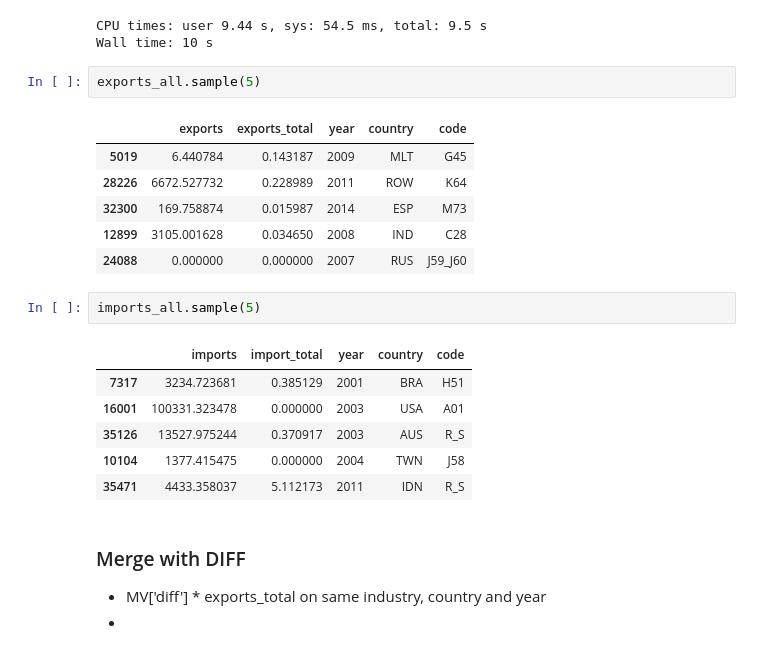
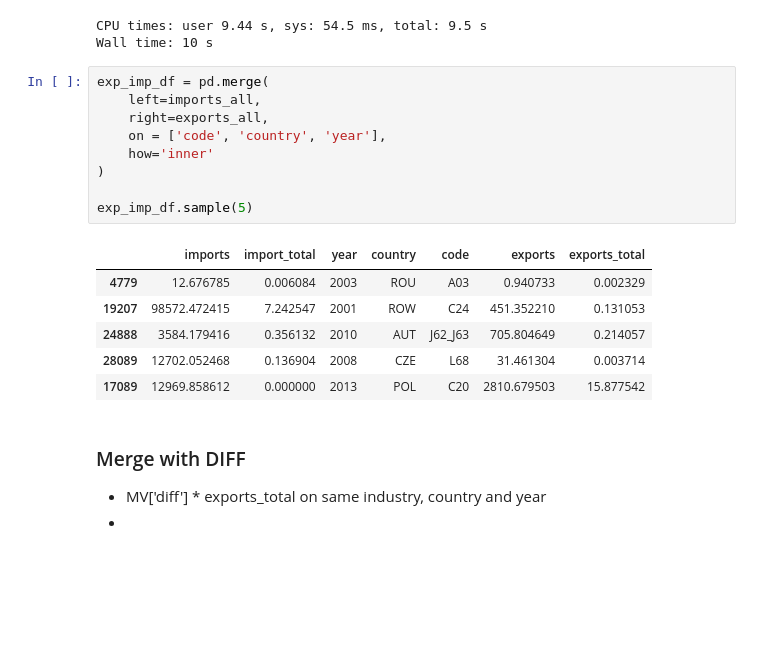
Before and after one commit to kavyajeetbora/ETL_wages, a Jupyter notebook: WIOD.ipynb, the cells around one changed output. Cells and saved outputs as stored; diff of their text form; blank space fills up the shorter version.

```diff
--- a/WIOD.ipynb
+++ b/WIOD.ipynb
@@ -734,24 +734,22 @@ imports_all = imports_all.drop(['c_index', 'r_index'],axis=1)
 # %% [output]
 CPU times: user 9.44 s, sys: 54.5 ms, total: 9.5 s
 Wall time: 10 s
-# %%
-exports_all.sample(5)
-# %% [output]
-|  | exports | exports_total | year | country | code |
-| 5019 | 6.440784 | 0.143187 | 2009 | MLT | G45 |
-| 28226 | 6672.527732 | 0.228989 | 2011 | ROW | K64 |
-| 32300 | 169.758874 | 0.015987 | 2014 | ESP | M73 |
-| 12899 | 3105.001628 | 0.034650 | 2008 | IND | C28 |
-| 24088 | 0.000000 | 0.000000 | 2007 | RUS | J59_J60 |
-# %%
-imports_all.sample(5)
-# %% [output]
-|  | imports | import_total | year | country | code |
-| 7317 | 3234.723681 | 0.385129 | 2001 | BRA | H51 |
-| 16001 | 100331.323478 | 0.000000 | 2003 | USA | A01 |
-| 35126 | 13527.975244 | 0.370917 | 2003 | AUS | R_S |
-| 10104 | 1377.415475 | 0.000000 | 2004 | TWN | J58 |
-| 35471 | 4433.358037 | 5.112173 | 2011 | IDN | R_S |
+# %%
+exp_imp_df = pd.merge(
+    left=imports_all,
+    right=exports_all,
+    on = ['code', 'country', 'year'],
+    how='inner'
+)
+
+exp_imp_df.sample(5)
+# %% [output]
+|  | imports | import_total | year | country | code | exports | exports_total |
+| 4779 | 12.676785 | 0.006084 | 2003 | ROU | A03 | 0.940733 | 0.002329 |
+| 19207 | 98572.472415 | 7.242547 | 2001 | ROW | C24 | 451.352210 | 0.131053 |
+| 24888 | 3584.179416 | 0.356132 | 2010 | AUT | J62_J63 | 705.804649 | 0.214057 |
+| 28089 | 12702.052468 | 0.136904 | 2008 | CZE | L68 | 31.461304 | 0.003714 |
+| 17089 | 12969.858612 | 0.000000 | 2013 | POL | C20 | 2810.679503 | 15.877542 |
 # %% [markdown]
 ### Merge with DIFF
 
```
Also changed, not shown: parts of 3 cells of this notebook.
